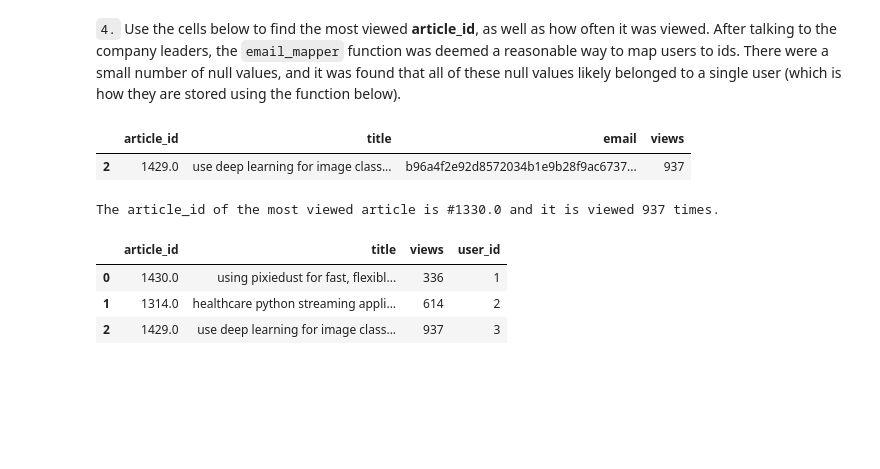
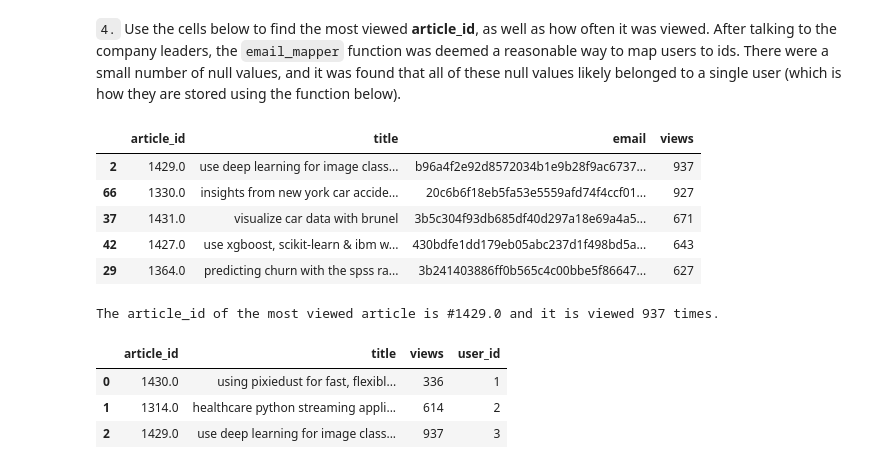
Before and after one commit to ZeDav/Recommendations_with_IBM, a Jupyter notebook: Recommendations_with_IBM.ipynb, the cells around one changed output. Saved outputs shown, nothing was run; the diff lists cells and outputs as text; code cells hidden in the pictures; blank space fills up the shorter version.

```diff
--- a/Recommendations_with_IBM.ipynb
+++ b/Recommendations_with_IBM.ipynb
@@ -168,23 +168,28 @@ But if only one interaction per article and user is counted the number is 33682
 # %%
 def rank_by_view(df):
     df_article_views = df
     df_article_views['views'] = df_article_views.groupby('article_id')['article_id'].transform('count')
     df_article_views = df_article_views.drop_duplicates(subset=['article_id'])
     df_article_views = df_article_views.sort_values(by=['views'], ascending=False)
 
     return df_article_views
 
 df_article_views = rank_by_view(df)
 #df_article_views['article_id'][:1]
-most_viewed = str(df_article_views['article_id'].iloc[1])
+most_viewed = str(df_article_views['article_id'].iloc[0])
 most_times_viewed = df_article_views['views'].max()
 
-df_article_views[:1]
+#df_article_views[:1]
+df_article_views.head()
 # %% [output]
 |  | article_id | title | email | views |
 | 2 | 1429.0 | use deep learning for image class... | b96a4f2e92d8572034b1e9b28f9ac6737... | 937 |
+| 66 | 1330.0 | insights from new york car accide... | 20c6b6f18eb5fa53e5559afd74f4ccf01... | 927 |
+| 37 | 1431.0 | visualize car data with brunel | 3b5c304f93db685df40d297a18e69a4a5... | 671 |
+| 42 | 1427.0 | use xgboost, scikit-learn & ibm w... | 430bdfe1dd179eb05abc237d1f498bd5a... | 643 |
+| 29 | 1364.0 | predicting churn with the spss ra... | 3b241403886ff0b565c4c00bbe5f86647... | 627 |
 # %%
 print('The article_id of the most viewed article is #{} and it is viewed {} times.'.format(most_viewed, most_times_viewed))
 # %% [output]
-The article_id of the most viewed article is #1330.0 and it is viewed 937 times.
+The article_id of the most viewed article is #1429.0 and it is viewed 937 times.
 # %%
```
Also changed, not shown: parts of 6 cells of this notebook, 1 other file.
